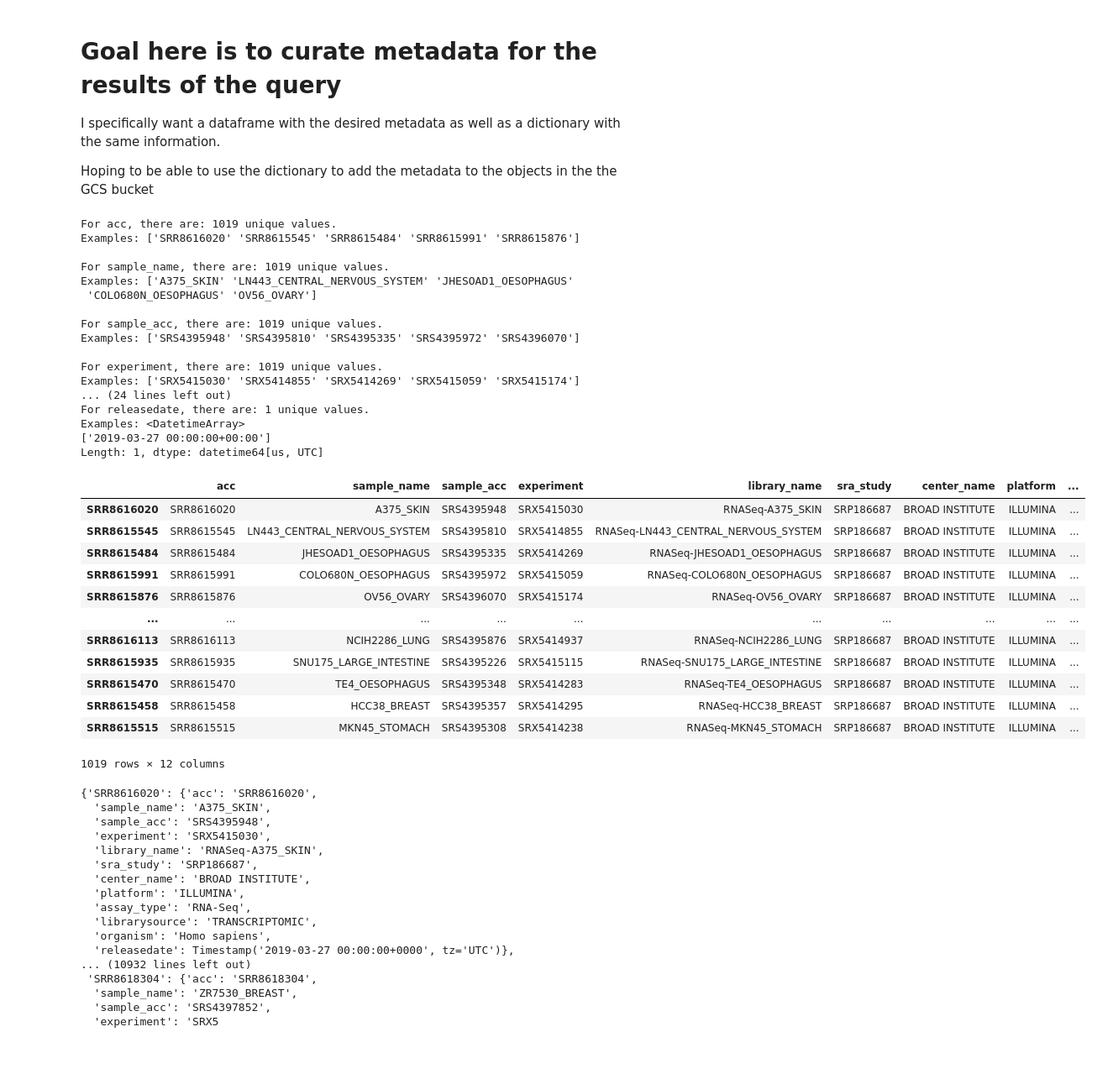
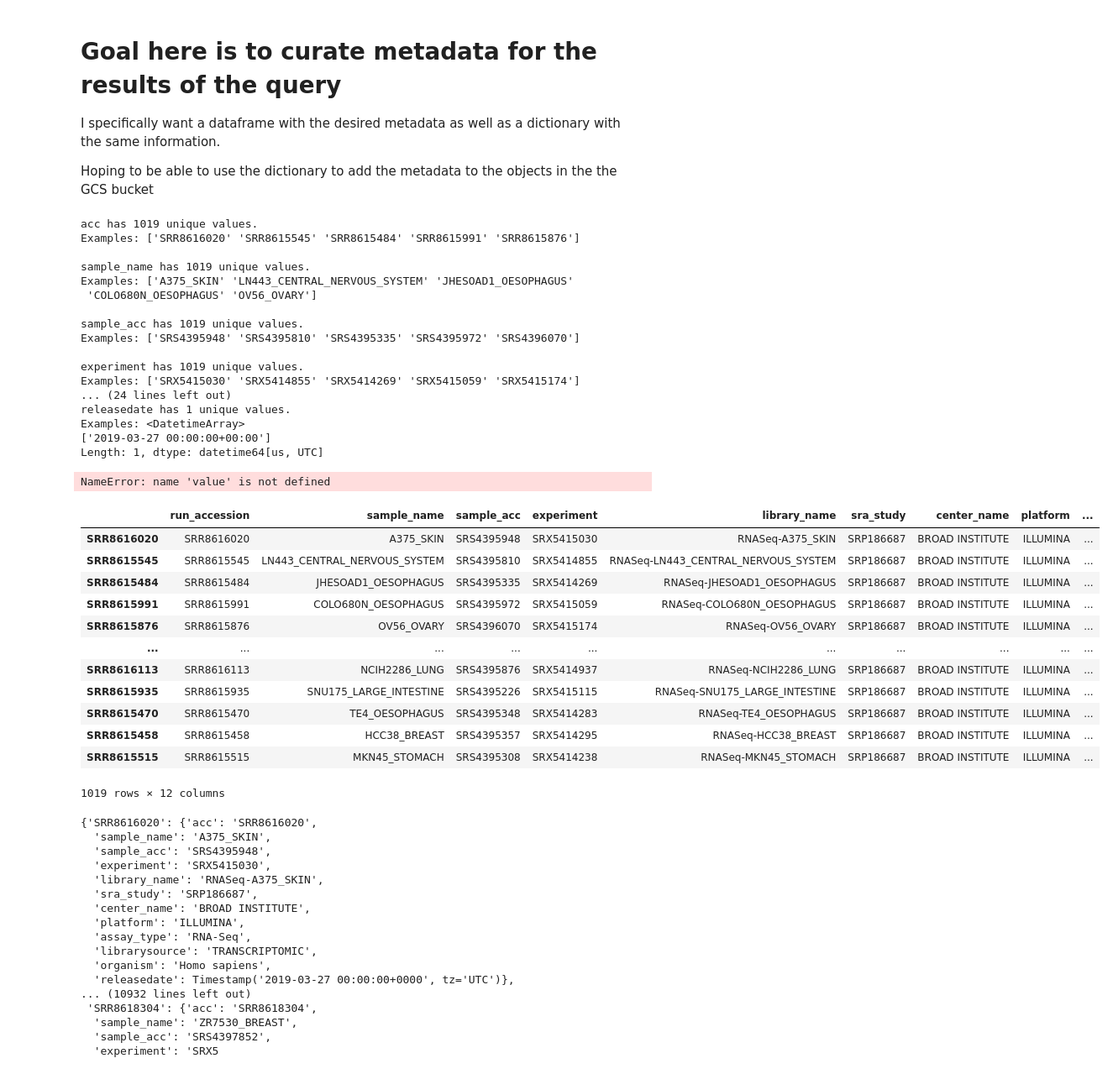
Before and after one commit to jjjermiah/GCP-for-genomicworkflows, a Jupyter notebook: getSRA/notebook/getSRA_BigQuery.ipynb, the cells around one changed output. Shown at 84% size. Saved outputs shown, nothing was run; the diff lists cells and outputs as text; code cells hidden in the pictures.

```diff
--- a/getSRA/notebook/getSRA_BigQuery.ipynb
+++ b/getSRA/notebook/getSRA_BigQuery.ipynb
@@ -53,6 +46,11 @@ def convert_array_to_dict(arr):
                     if key == 'bytes':
                         result_dict['size_in_bytes'] = int(value)
                         result_dict['size_in_GB'] = round(float(value) / 1000000000, 2)
+                    elif key == 'releasedate':
+                        # convert type Timestamp to string
+                        result_dict[key] = str(value)
+                    elif key == 'run_file_create_date':
+                        result_dict[key] = str(value)
                     else:
                         if key in result_dict:
                             if isinstance(result_dict[key], list):
@@ -68,6 +66,11 @@ def convert_row_to_dict(row):
     for column in row.index:
         if column == 'attributes':
             result_dict.update(convert_array_to_dict(row[column][0]))
+        elif column == 'releasedate':
+            # convert type Timestamp to string
+            result_dict[column] = str(row[column])
+        elif column == 'run_file_create_date':
+            result_dict[column] = str(row[column])
         else:
             result_dict[column] = row[column]
     return result_dict
@@ -83,51 +86,58 @@ def convert_dataframe_to_dict(df):
 columns = ['acc', 'sample_name', 'sample_acc', 'experiment',  'library_name', 'sra_study', 'center_name',
 'platform', 'assay_type', 'librarysource', 'organism', 'releasedate']
 
+# subset the dataframe to only include the columns we want
+df_ = df[columns + ['attributes']].copy()
+
 # # for each column in columns, print out the number of unique values, and then the first 5 unique values
 for col in columns:
-    print(f"For {col}, there are: {df[col].nunique()} unique values. \nExamples: {df[col].unique()[0:5]}\n")
+    # print(f"For {col}, there are: {df[col].nunique()} unique values. \nExamples: {df[col].unique()[0:5]}\n")
+    print(f"{col} has {df[col].nunique()} unique values. \nExamples: {df[col].unique()[0:5]}\n")
 # %% [output]
-For acc, there are: 1019 unique values.
+acc has 1019 unique values.
 Examples: ['SRR8616020' 'SRR8615545' 'SRR8615484' 'SRR8615991' 'SRR8615876']
 
-For sample_name, there are: 1019 unique values.
+sample_name has 1019 unique values.
 Examples: ['A375_SKIN' 'LN443_CENTRAL_NERVOUS_SYSTEM' 'JHESOAD1_OESOPHAGUS'
  'COLO680N_OESOPHAGUS' 'OV56_OVARY']
 
-For sample_acc, there are: 1019 unique values.
+sample_acc has 1019 unique values.
 Examples: ['SRS4395948' 'SRS4395810' 'SRS4395335' 'SRS4395972' 'SRS4396070']
 
-For experiment, there are: 1019 unique values.
+experiment has 1019 unique values.
 Examples: ['SRX5415030' 'SRX5414855' 'SRX5414269' 'SRX5415059' 'SRX5415174']
 ... (24 lines left out)
-For releasedate, there are: 1 unique values.
+releasedate has 1 unique values.
 Examples: <DatetimeArray>
 ['2019-03-27 00:00:00+00:00']
 Length: 1, dtype: datetime64[us, UTC]
 # %%
 # Subset df to df_ using columns but also include the 'attributes' column
-df_ = df[columns + ['attributes']]
-
 dict_metadata = convert_dataframe_to_dict(df_)
+# %% [output]
+NameError: name 'value' is not defined
 # %%
 # convert dict to pandas dataframe
 df_metadata = pd.DataFrame.from_dict(dict_metadata, orient='index')
-# %%
-df_metadata
-# %% [output]
-|  | acc | sample_name | sample_acc | experiment | library_name | sra_study | center_name | platform | ... |
-| SRR8616020 | SRR8616020 | A375_SKIN | SRS4395948 | SRX5415030 | RNASeq-A375_SKIN | SRP186687 | BROAD INSTITUTE | ILLUMINA | ... |
-| SRR8615545 | SRR8615545 | LN443_CENTRAL_NERVOUS_SYSTEM | SRS4395810 | SRX5414855 | RNASeq-LN443_CENTRAL_NERVOUS_SYSTEM | SRP186687 | BROAD INSTITUTE | ILLUMINA | ... |
-| SRR8615484 | SRR8615484 | JHESOAD1_OESOPHAGUS | SRS4395335 | SRX5414269 | RNASeq-JHESOAD1_OESOPHAGUS | SRP186687 | BROAD INSTITUTE | ILLUMINA | ... |
-| SRR8615991 | SRR8615991 | COLO680N_OESOPHAGUS | SRS4395972 | SRX5415059 | RNASeq-COLO680N_OESOPHAGUS | SRP186687 | BROAD INSTITUTE | ILLUMINA | ... |
-| SRR8615876 | SRR8615876 | OV56_OVARY | SRS4396070 | SRX5415174 | RNASeq-OV56_OVARY | SRP186687 | BROAD INSTITUTE | ILLUMINA | ... |
-| ... | ... | ... | ... | ... | ... | ... | ... | ... | ... |
-| SRR8616113 | SRR8616113 | NCIH2286_LUNG | SRS4395876 | SRX5414937 | RNASeq-NCIH2286_LUNG | SRP186687 | BROAD INSTITUTE | ILLUMINA | ... |
-| SRR8615935 | SRR8615935 | SNU175_LARGE_INTESTINE | SRS4395226 | SRX5415115 | RNASeq-SNU175_LARGE_INTESTINE | SRP186687 | BROAD INSTITUTE | ILLUMINA | ... |
-| SRR8615470 | SRR8615470 | TE4_OESOPHAGUS | SRS4395348 | SRX5414283 | RNASeq-TE4_OESOPHAGUS | SRP186687 | BROAD INSTITUTE | ILLUMINA | ... |
-| SRR8615458 | SRR8615458 | HCC38_BREAST | SRS4395357 | SRX5414295 | RNASeq-HCC38_BREAST | SRP186687 | BROAD INSTITUTE | ILLUMINA | ... |
-| SRR8615515 | SRR8615515 | MKN45_STOMACH | SRS4395308 | SRX5414238 | RNASeq-MKN45_STOMACH | SRP186687 | BROAD INSTITUTE | ILLUMINA | ... |
-1019 rows × 12 columns
+# %%
+# rename the 'acc' column to 'run_accession'
+df_metadata.rename(columns={'acc': 'run_accession'}, inplace=True)
+
+df_metadata
+# %% [output]
+|  | run_accession | sample_name | sample_acc | experiment | library_name | sra_study | center_name | platform | ... |
+| SRR8616020 | SRR8616020 | A375_SKIN | SRS4395948 | SRX5415030 | RNASeq-A375_SKIN | SRP186687 | BROAD INSTITUTE | ILLUMINA | ... |
+| SRR8615545 | SRR8615545 | LN443_CENTRAL_NERVOUS_SYSTEM | SRS4395810 | SRX5414855 | RNASeq-LN443_CENTRAL_NERVOUS_SYSTEM | SRP186687 | BROAD INSTITUTE | ILLUMINA | ... |
+| SRR8615484 | SRR8615484 | JHESOAD1_OESOPHAGUS | SRS4395335 | SRX5414269 | RNASeq-JHESOAD1_OESOPHAGUS | SRP186687 | BROAD INSTITUTE | ILLUMINA | ... |
+| SRR8615991 | SRR8615991 | COLO680N_OESOPHAGUS | SRS4395972 | SRX5415059 | RNASeq-COLO680N_OESOPHAGUS | SRP186687 | BROAD INSTITUTE | ILLUMINA | ... |
+| SRR8615876 | SRR8615876 | OV56_OVARY | SRS4396070 | SRX5415174 | RNASeq-OV56_OVARY | SRP186687 | BROAD INSTITUTE | ILLUMINA | ... |
+| ... | ... | ... | ... | ... | ... | ... | ... | ... | ... |
+| SRR8616113 | SRR8616113 | NCIH2286_LUNG | SRS4395876 | SRX5414937 | RNASeq-NCIH2286_LUNG | SRP186687 | BROAD INSTITUTE | ILLUMINA | ... |
+| SRR8615935 | SRR8615935 | SNU175_LARGE_INTESTINE | SRS4395226 | SRX5415115 | RNASeq-SNU175_LARGE_INTESTINE | SRP186687 | BROAD INSTITUTE | ILLUMINA | ... |
+| SRR8615470 | SRR8615470 | TE4_OESOPHAGUS | SRS4395348 | SRX5414283 | RNASeq-TE4_OESOPHAGUS | SRP186687 | BROAD INSTITUTE | ILLUMINA | ... |
+| SRR8615458 | SRR8615458 | HCC38_BREAST | SRS4395357 | SRX5414295 | RNASeq-HCC38_BREAST | SRP186687 | BROAD INSTITUTE | ILLUMINA | ... |
+| SRR8615515 | SRR8615515 | MKN45_STOMACH | SRS4395308 | SRX5414238 | RNASeq-MKN45_STOMACH | SRP186687 | BROAD INSTITUTE | ILLUMINA | ... |
+1019 rows × 12 columns
 # %%
 dict_metadata
 # %% [output]
```
Also changed, not shown: parts of 2 cells of this notebook, 5 other files.
